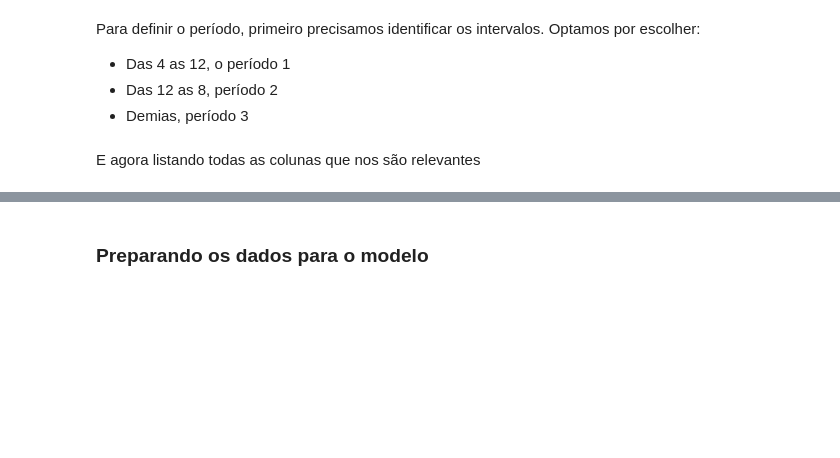
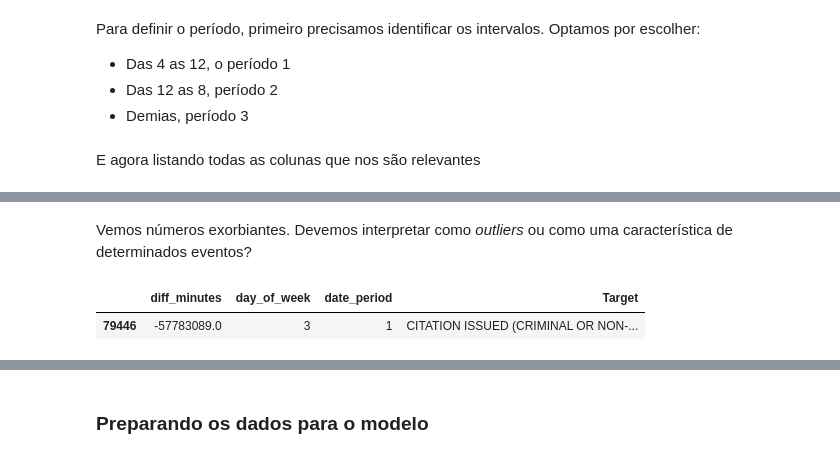
Before and after one commit to hlgurgel/uni7, a Jupyter notebook: Prova_v0.0.2.ipynb, the cells around one changed output, grey strips where cells are left out. Drawn from its saved outputs; the diff is of its cells as text; code cells hidden in the pictures; blank space fills up the shorter version.

```diff
--- a/Prova_v0.0.2.ipynb
+++ b/Prova_v0.0.2.ipynb
@@ -250,0 +276,7 @@ X_time.iloc[:,2:].head(1)
+# %% [markdown]
+Vemos números exorbiantes. Devemos interpretar como _outliers_ ou como uma característica de determinados eventos?
+# %%
+X_time[X_time.diff_minutes == -57783089.0]
+# %% [output]
+|  | diff_minutes | day_of_week | date_period | Target |
+| 79446 | -57783089.0 | 3 | 1 | CITATION ISSUED (CRIMINAL OR NON-... |
```
Also changed, not shown: parts of 14 cells of this notebook.
